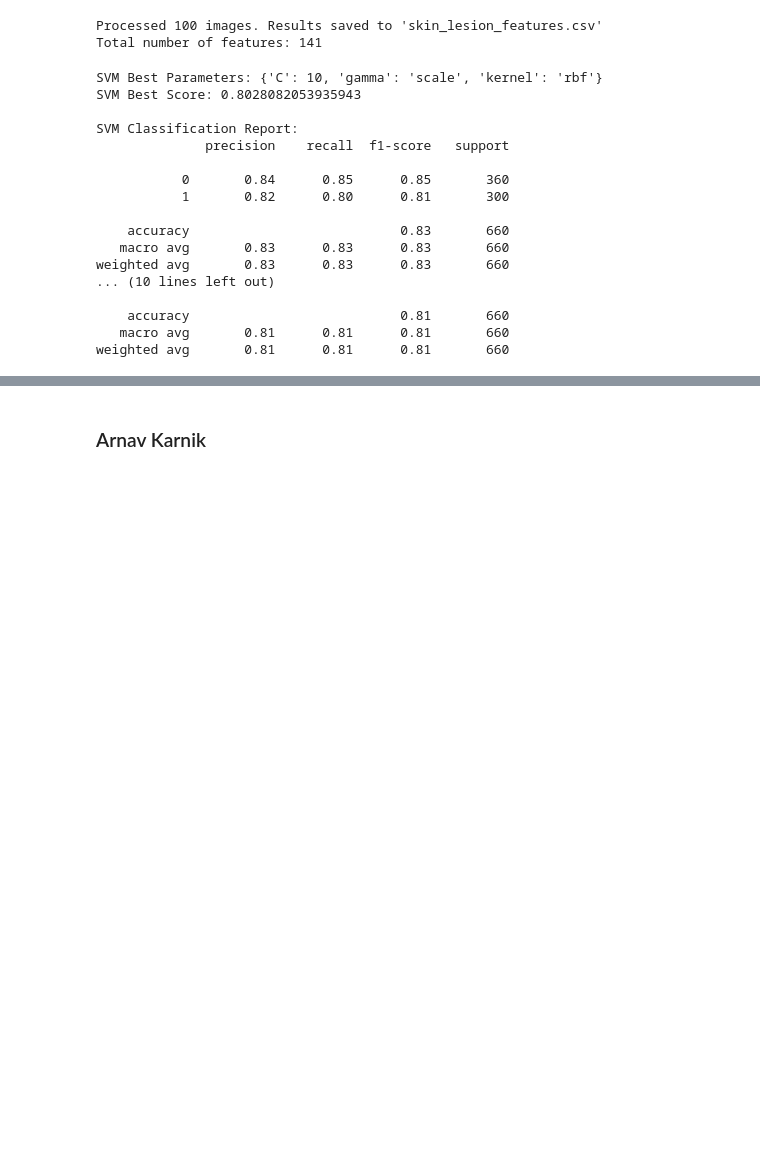
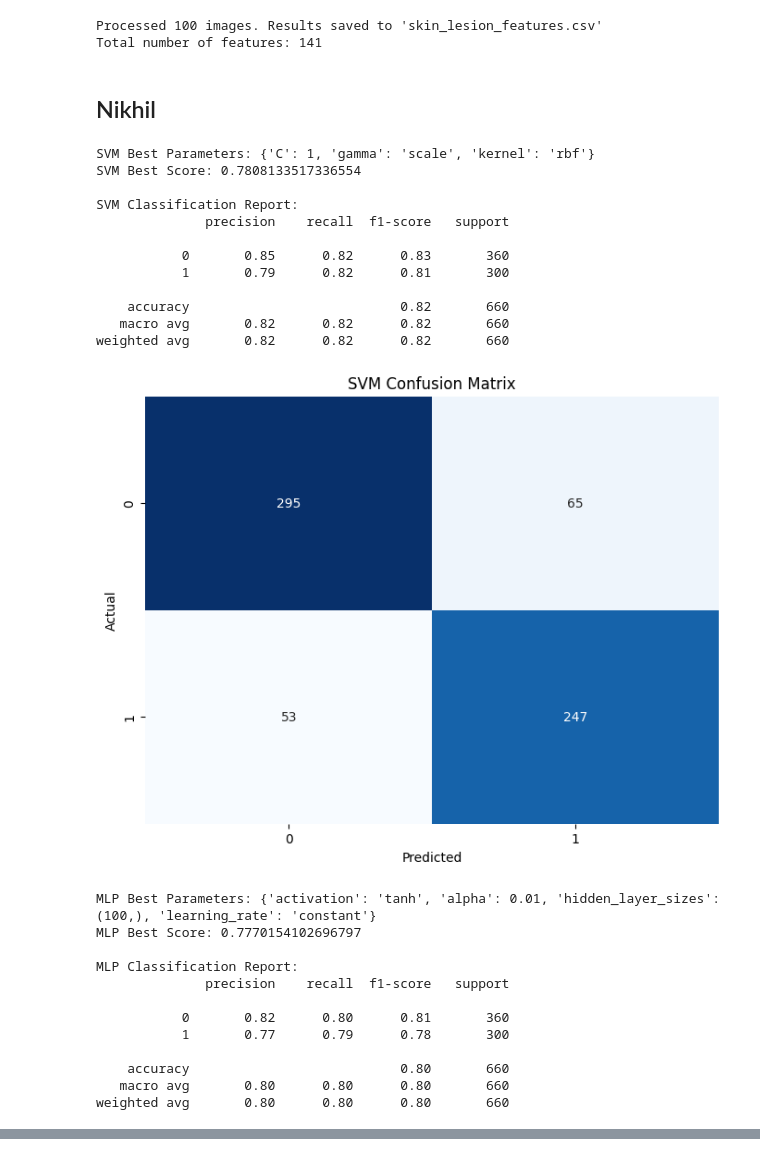
Before and after one commit to AK-26David/Skin-Lesions-classifications-and-Development-of-GUI-MLMiniProject-ResearchPaper--Sem5, a Jupyter notebook: main_test.ipynb, the cells around one changed output, grey strips where cells are left out. Cells and saved outputs as stored; diff of their text form; code cells hidden in the pictures; blank space fills up the shorter version.

```diff
--- a/main_test.ipynb
+++ b/main_test.ipynb
@@ -624,4 +624,6 @@ mlp_new_pred = mlp_grid.predict(new_data)
 
 print("\nSVM Predictions on new data:", svm_new_pred)
 print("MLP Predictions on new data:", mlp_new_pred)
+# %% [markdown]
+## Nikhil
 # %%
@@ -778,6 +800,5 @@ X_test, y_test = process_dataset(test_data, test_labels)
 # %%
-
-from sklearn.model_selection import train_test_split, GridSearchCV
+from sklearn.model_selection import GridSearchCV
 from sklearn.preprocessing import StandardScaler
 from sklearn.svm import SVC
 from sklearn.neural_network import MLPClassifier
@@ -785,60 +806,86 @@ from sklearn.metrics import classification_report, confusion_matrix
 import matplotlib.pyplot as plt
 import seaborn as sns
 
-# Split and scale the data
+# Scale the data
 scaler = StandardScaler()
 X_train_scaled = scaler.fit_transform(X_train)
 X_test_scaled = scaler.transform(X_test)
 
-# SVM Model
+# SVM Model with Grid Search
 svm_param_grid = {
     'C': [0.1, 1, 10, 100],
     'kernel': ['rbf', 'poly'],
     'gamma': ['scale', 'auto', 0.1, 1]
 }
-
 svm_grid = GridSearchCV(SVC(random_state=42), svm_param_grid, cv=5, n_jobs=-1)
 svm_grid.fit(X_train_scaled, y_train)
 
 print("SVM Best Parameters:", svm_grid.best_params_)
 print("SVM Best Score:", svm_grid.best_score_)
 
+# Predictions and evaluation for SVM
 svm_pred = svm_grid.predict(X_test_scaled)
 print("\nSVM Classification Report:")
 print(classification_report(y_test, svm_pred))
 
-# MLP Model
+# Plot SVM Confusion Matrix
+plt.figure(figsize=(8, 6))
+svm_cm = confusion_matrix(y_test, svm_pred)
+sns.heatmap(svm_cm, annot=True, fmt='d', cmap='Blues', cbar=False)
+plt.title("SVM Confusion Matrix")
+plt.xlabel("Predicted")
+plt.ylabel("Actual")
+plt.show()
+
+# MLP Model with Grid Search
 mlp_param_grid = {
     'hidden_layer_sizes': [(50,), (100,), (50, 50), (100, 50)],
     'activation': ['relu', 'tanh'],
     'alpha': [0.0001, 0.001, 0.01],
     'learning_rate': ['constant', 'adaptive']
 }
-
 mlp_grid = GridSearchCV(MLPClassifier(random_state=42, max_iter=1000), mlp_param_grid, cv=5, n_jobs=-1)
 mlp_grid.fit(X_train_scaled, y_train)
 
 print("\nMLP Best Parameters:", mlp_grid.best_params_)
 print("MLP Best Score:", mlp_grid.best_score_)
 
+# Predictions and evaluation for MLP
 mlp_pred = mlp_grid.predict(X_test_scaled)
 print("\nMLP Classification Report:")
 print(classification_report(y_test, mlp_pred))
+
+# Plot MLP Confusion Matrix
+plt.figure(figsize=(8, 6))
+mlp_cm = confusion_matrix(y_test, mlp_pred)
+sns.heatmap(mlp_cm, annot=True, fmt='d', cmap='Greens', cbar=False)
+plt.title("MLP Confusion Matrix")
+plt.xlabel("Predicted")
+plt.ylabel("Actual")
+plt.show()
 # %% [output]
-SVM Best Parameters: {'C': 10, 'gamma': 'scale', 'kernel': 'rbf'}
-SVM Best Score: 0.8028082053935943
+SVM Best Parameters: {'C': 1, 'gamma': 'scale', 'kernel': 'rbf'}
+SVM Best Score: 0.7808133517336554
 
 SVM Classification Report:
               precision    recall  f1-score   support
 
-           0       0.84      0.85      0.85       360
-           1       0.82      0.80      0.81       300
+           0       0.85      0.82      0.83       360
+           1       0.79      0.82      0.81       300
 
-    accuracy                           0.83       660
-   macro avg       0.83      0.83      0.83       660
-weighted avg       0.83      0.83      0.83       660
-... (10 lines left out)
-
-    accuracy                           0.81       660
-   macro avg       0.81      0.81      0.81       660
-weighted avg       0.81      0.81      0.81       660
+    accuracy                           0.82       660
+   macro avg       0.82      0.82      0.82       660
+weighted avg       0.82      0.82      0.82       660
+[figure, added]
+MLP Best Parameters: {'activation': 'tanh', 'alpha': 0.01, 'hidden_layer_sizes': (100,), 'learning_rate': 'constant'}
+MLP Best Score: 0.7770154102696797
+
+MLP Classification Report:
+              precision    recall  f1-score   support
+
+           0       0.82      0.80      0.81       360
+           1       0.77      0.79      0.78       300
+
+    accuracy                           0.80       660
+   macro avg       0.80      0.80      0.80       660
+weighted avg       0.80      0.80      0.80       660
@@ -845,2 +892,0 @@ weighted avg       0.81      0.81      0.81       660
-# %% [markdown]
-### Arnav Karnik ###
```
Also changed, not shown: parts of 6 cells of this notebook.
